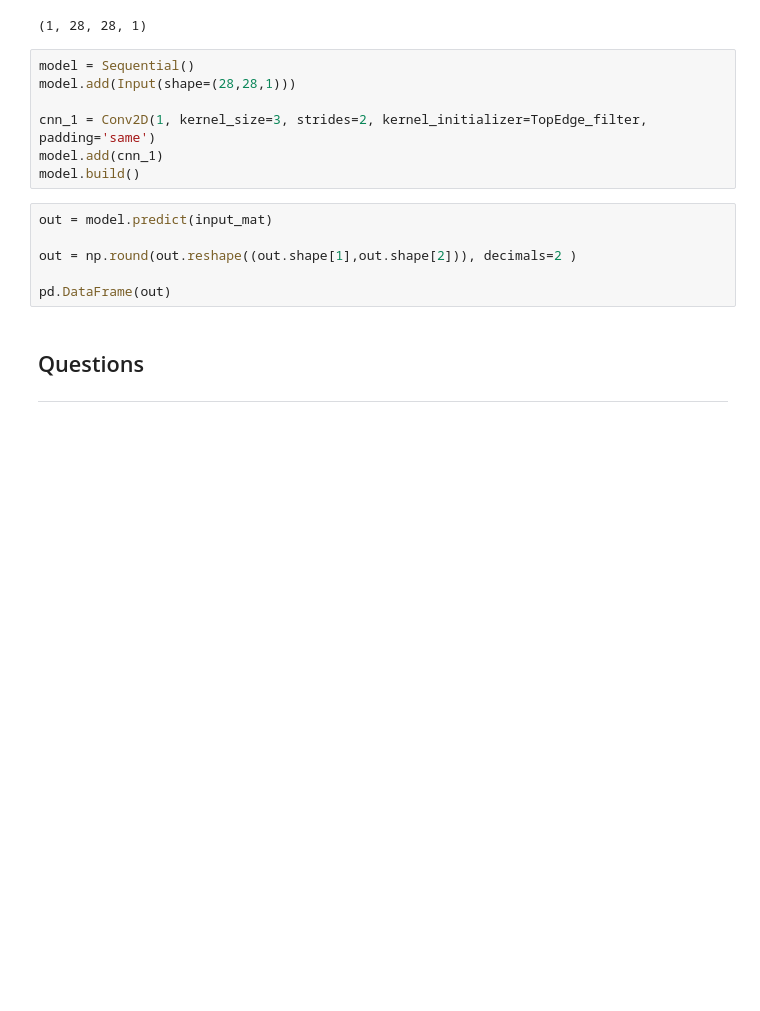
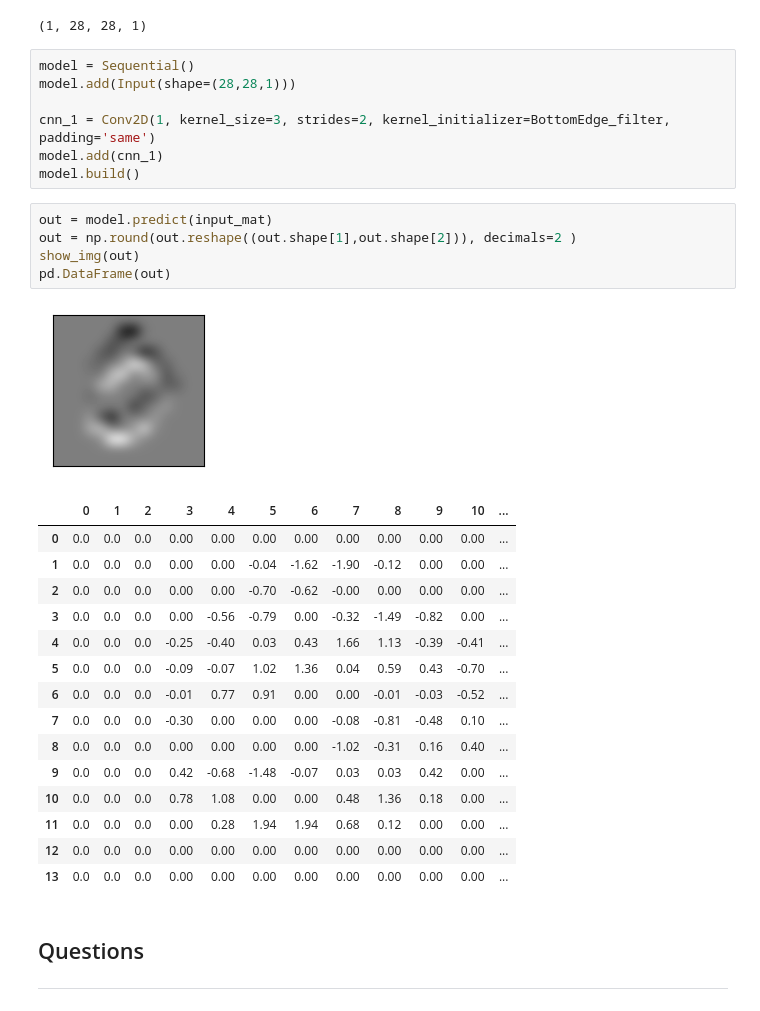
Before and after one commit to miokobayashii/summerschool2022, a Jupyter notebook: day02/Practice05_practiceCNN.ipynb, the cells around one changed output. Drawn from its saved outputs; the diff is of its cells as text; blank space fills up the shorter version.

```diff
--- a/day02/Practice05_practiceCNN.ipynb
+++ b/day02/Practice05_practiceCNN.ipynb
@@ -106,15 +145,31 @@ input_mat.shape
 model = Sequential()
 model.add(Input(shape=(28,28,1)))
 
-cnn_1 = Conv2D(1, kernel_size=3, strides=2, kernel_initializer=TopEdge_filter, padding='same')
+cnn_1 = Conv2D(1, kernel_size=3, strides=2, kernel_initializer=BottomEdge_filter, padding='same')
 model.add(cnn_1)
 model.build()
 # %%
 out = model.predict(input_mat)
-
 out = np.round(out.reshape((out.shape[1],out.shape[2])), decimals=2 )
-
+show_img(out)
 pd.DataFrame(out)
+# %% [output]
+[figure, added]
+|  | 0 | 1 | 2 | 3 | 4 | 5 | 6 | 7 | 8 | 9 | 10 | ... |
+| 0 | 0.0 | 0.0 | 0.0 | 0.00 | 0.00 | 0.00 | 0.00 | 0.00 | 0.00 | 0.00 | 0.00 | ... |
+| 1 | 0.0 | 0.0 | 0.0 | 0.00 | 0.00 | -0.04 | -1.62 | -1.90 | -0.12 | 0.00 | 0.00 | ... |
+| 2 | 0.0 | 0.0 | 0.0 | 0.00 | 0.00 | -0.70 | -0.62 | -0.00 | 0.00 | 0.00 | 0.00 | ... |
+| 3 | 0.0 | 0.0 | 0.0 | 0.00 | -0.56 | -0.79 | 0.00 | -0.32 | -1.49 | -0.82 | 0.00 | ... |
+| 4 | 0.0 | 0.0 | 0.0 | -0.25 | -0.40 | 0.03 | 0.43 | 1.66 | 1.13 | -0.39 | -0.41 | ... |
+| 5 | 0.0 | 0.0 | 0.0 | -0.09 | -0.07 | 1.02 | 1.36 | 0.04 | 0.59 | 0.43 | -0.70 | ... |
+| 6 | 0.0 | 0.0 | 0.0 | -0.01 | 0.77 | 0.91 | 0.00 | 0.00 | -0.01 | -0.03 | -0.52 | ... |
+| 7 | 0.0 | 0.0 | 0.0 | -0.30 | 0.00 | 0.00 | 0.00 | -0.08 | -0.81 | -0.48 | 0.10 | ... |
+| 8 | 0.0 | 0.0 | 0.0 | 0.00 | 0.00 | 0.00 | 0.00 | -1.02 | -0.31 | 0.16 | 0.40 | ... |
+| 9 | 0.0 | 0.0 | 0.0 | 0.42 | -0.68 | -1.48 | -0.07 | 0.03 | 0.03 | 0.42 | 0.00 | ... |
+| 10 | 0.0 | 0.0 | 0.0 | 0.78 | 1.08 | 0.00 | 0.00 | 0.48 | 1.36 | 0.18 | 0.00 | ... |
+| 11 | 0.0 | 0.0 | 0.0 | 0.00 | 0.28 | 1.94 | 1.94 | 0.68 | 0.12 | 0.00 | 0.00 | ... |
+| 12 | 0.0 | 0.0 | 0.0 | 0.00 | 0.00 | 0.00 | 0.00 | 0.00 | 0.00 | 0.00 | 0.00 | ... |
+| 13 | 0.0 | 0.0 | 0.0 | 0.00 | 0.00 | 0.00 | 0.00 | 0.00 | 0.00 | 0.00 | 0.00 | ... |
 # %% [markdown]
 ## Questions
 
```
Also changed, not shown: parts of 9 cells of this notebook.
